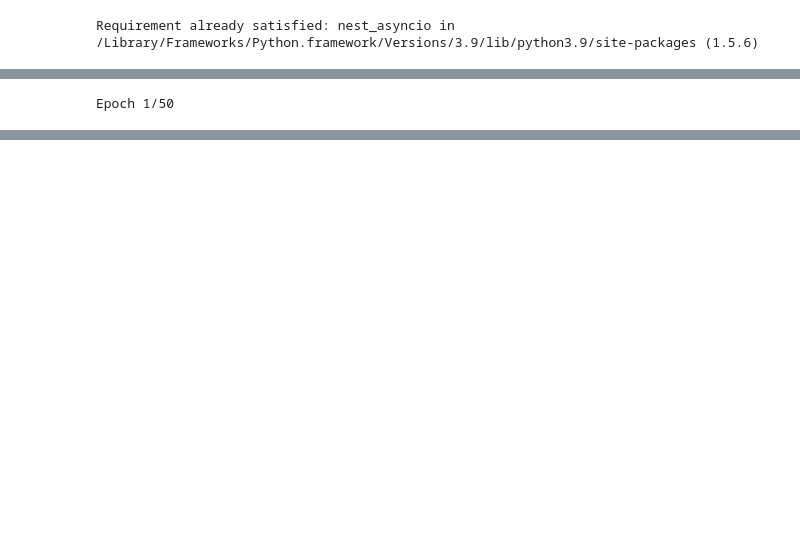
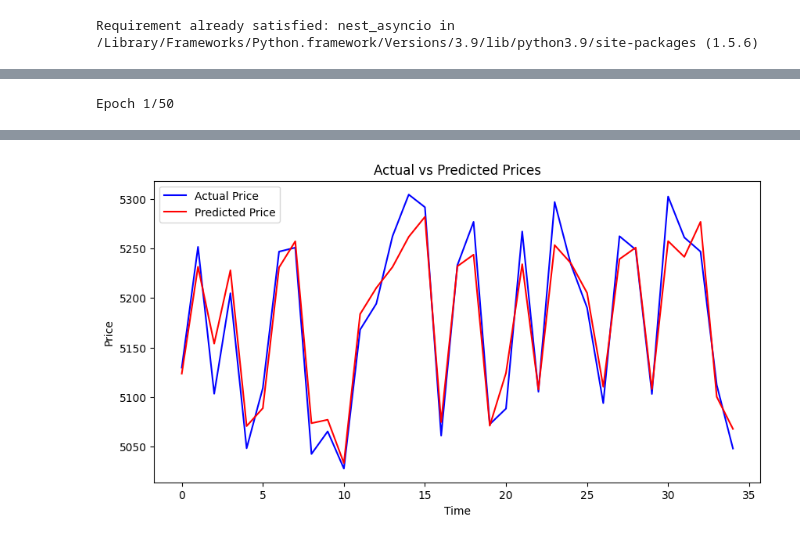
Before and after one commit to SongmingFan123/CS523-Competition-1, a Jupyter notebook: CS523 Competition1.ipynb, the cells around one changed output, grey strips where cells are left out. Cells and saved outputs as stored; diff of their text form; code cells hidden in the pictures; blank space fills up the shorter version.

```diff
--- a/CS523 Competition1.ipynb
+++ b/CS523 Competition1.ipynb
@@ -14,14 +14,8 @@ ib = IB()
 
 # Connect to the IB server using await in front of the connectAsync method
 try:
-    await ib.connectAsync('127.0.0.1', 7497, clientId=2)
-    print("Connected to Interactive Brokers")
-except RuntimeError as e:
-    print(f"Runtime Error: {e}")
+    await ib.connectAsync('127.0.0.1', 7497, clientId=1)
+    print("Connected to Interactive Brokers API")
 except Exception as e:
-    print(f"An error occurred: {e}")
-# from ib_insync import *
-
-# ib = IB()
-# ib.connect('127.0.0.1', 7497, clientId=2)
+    print("There has is an error when connecting to IB API")
 # %% [output]
@@ -124,7 +102,6 @@ nest_asyncio.apply()
 # Load and preprocess data
 def load_and_preprocess_data(filepath):
     data = pd.read_csv(filepath)
-    # Adding more features: high, low, and volume
     features = data[['close', 'high', 'low', 'volume']].values
     scaler = MinMaxScaler(feature_range=(0, 1))
     scaled_features = scaler.fit_transform(features)
@@ -154,7 +131,7 @@ def build_model(input_shape):
     return model
 
 # Adjust the prediction function to handle new features
-def predict_and_decide(model, scaler, recent_data, current_price, available_funds, current_shares, total_cost, transaction_fee=10.0):
+def predict_and_decide(model, scaler, recent_data, current_price, available_funds, current_shares, total_cost, transaction_fee=2.25):
 #     if recent_data.shape[0] != 60:
 #         raise ValueError("recent_data should contain exactly 60 timesteps")
 
@@ -167,7 +144,6 @@ def predict_and_decide(model, scaler, recent_data, current_price, available_fund
     scaled_recent_data = recent_data.reshape(1, 60, -1)  # Reshape for LSTM input
 
     prediction_scaled = model.predict(scaled_recent_data)
-
     # Since we're only interested in the 'close' price (first feature), we need to prepare a dummy array for inverse transform
     dummy_features = np.zeros((1, 4))  # Assume 4 features as per your scaler fitting
     dummy_features[0, 0] = prediction_scaled[0][0]  # Place the predicted price in the 'close' position
@@ -178,8 +154,8 @@ def predict_and_decide(model, scaler, recent_data, current_price, available_fund
     decision = "HOLD"
     shares = 0
     if predicted_price > current_price:
-        if available_funds > transaction_fee:
-            max_affordable_shares = int((available_funds - transaction_fee) / current_price)
+        if available_funds > transaction_fee and available_funds / current_price >= 50:
+            max_affordable_shares = int((available_funds * 0.3 - transaction_fee) / current_price)
             decision = "BUY"
             shares = max_affordable_shares  # Example: Buy as much as possible within budget
     elif predicted_price < current_price:
@@ -187,6 +163,53 @@ def predict_and_decide(model, scaler, recent_data, current_price, available_fund
         shares = int(current_shares * 0.1)  # Example: Sell 10% of holdings
 
     return decision, shares, predicted_price
+
+#Plotting model learning
+def plot_model_learning(history, learning_rate_schedule=None):
+    plt.figure(figsize=(12, 6))
+    plt.subplot(1, 2, 1)
+    plt.plot(history.history['loss'], label='Training Loss')
+    plt.plot(history.history['val_loss'], label='Validation Loss')
+    plt.title('Model Loss')
+    plt.xlabel('Epoch')
+    plt.ylabel('Loss')
+    plt.legend()
+
+    if learning_rate_schedule is not None:
+        plt.subplot(1, 2, 2)
+        plt.plot(learning_rate_schedule, label='Learning Rate')
+        plt.title('Learning Rate Schedule')
+        plt.xlabel('Epoch')
+        plt.ylabel('Learning Rate')
+        plt.legend()
+
+    plt.tight_layout()
+    plt.show()
+
+# Function to inverse transform prices
+# def inverse_transform_prices(scaler, prices):
+#     dummy_features = np.zeros((len(prices), 4))  # Prepare dummy features array with 4 features
+#     dummy_features[:, 3] = prices.squeeze()  # Insert prices into the last column
+#     original_prices = scaler.inverse_transform(dummy_features)[:, 3]
+#     return original_prices
+def inverse_transform_price(scaler, price, n_features):
+    # Create a dummy array with the same number of features
+    dummy = np.zeros((len(price), n_features))
+    # Place the price in the correct column (assuming 'close' is the first column)
+    dummy[:, 0] = price
+    # Inverse transform and return the correct column
+    return scaler.inverse_transform(dummy)[:, 0]
+
+# Plot predictions
+def plot_predictions(actual, predicted):
+    plt.figure(figsize=(10, 5))
+    plt.plot(actual, label='Actual Price', color='blue')
+    plt.plot(predicted, label='Predicted Price', color='red')
+    plt.title('Actual vs Predicted Prices')
+    plt.xlabel('Time')
+    plt.ylabel('Price')
+    plt.legend()
+    plt.show()
 
 # Example usage of the functions
 if __name__ == "__main__":
@@ -196,9 +219,22 @@ if __name__ == "__main__":
     X_train, X_test, y_train, y_test = train_test_split(X, y, test_size=0.2, random_state=42)
 
     model = build_model((X_train.shape[1], X_train.shape[2]))
-    model.fit(X_train, y_train, epochs=50, batch_size=32, validation_data=(X_test, y_test))  # Reduced epochs, added explicit test data for validation
+    history = model.fit(X_train, y_train, epochs=50, batch_size=32, validation_data=(X_test, y_test))  # Reduced epochs, added explicit test data for validation
 
-#     current_shares = 0 #
+    # Generate and plot predictions
+
+    predicted_scaled = model.predict(X_test)
+
+    # Inverse transform predictions and actual values
+    predicted_prices = inverse_transform_price(scaler, predicted_scaled.flatten(), 4)
+    actual_prices = inverse_transform_price(scaler, y_test, 4)
+
+    # Plotting function remains the same
+    plot_predictions(actual_prices, predicted_prices)
+
+    # Display training and validation loss
+    plot_model_learning(history)
+
     # Simulating a scenario for prediction and decision making
     positions = ib.positions()
     for pos in positions:
@@ -311,0 +349 @@ Order HOLD for 0 shares has been filled.
+[figure, added]
```
Also changed, not shown: parts of 7 cells of this notebook.
